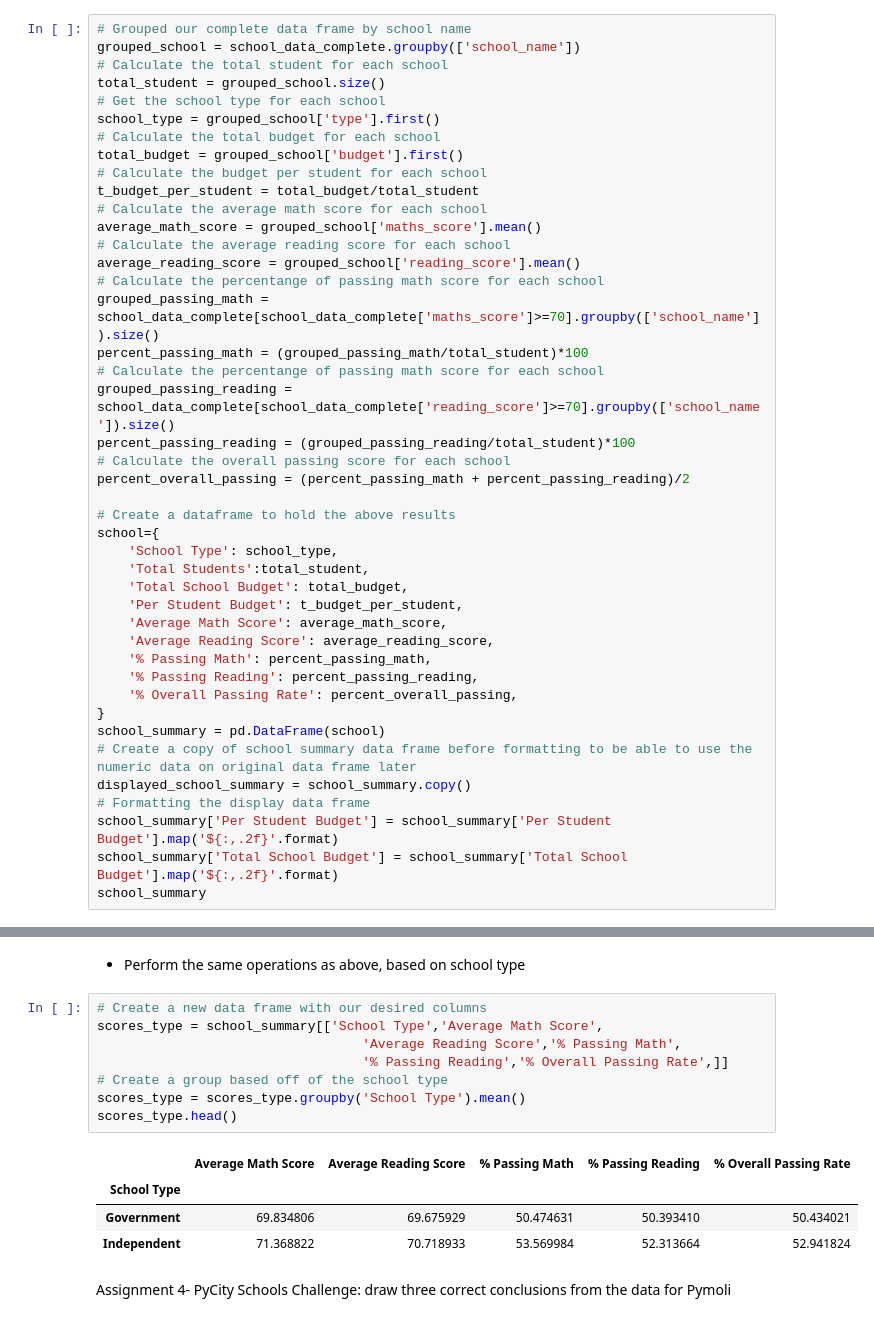
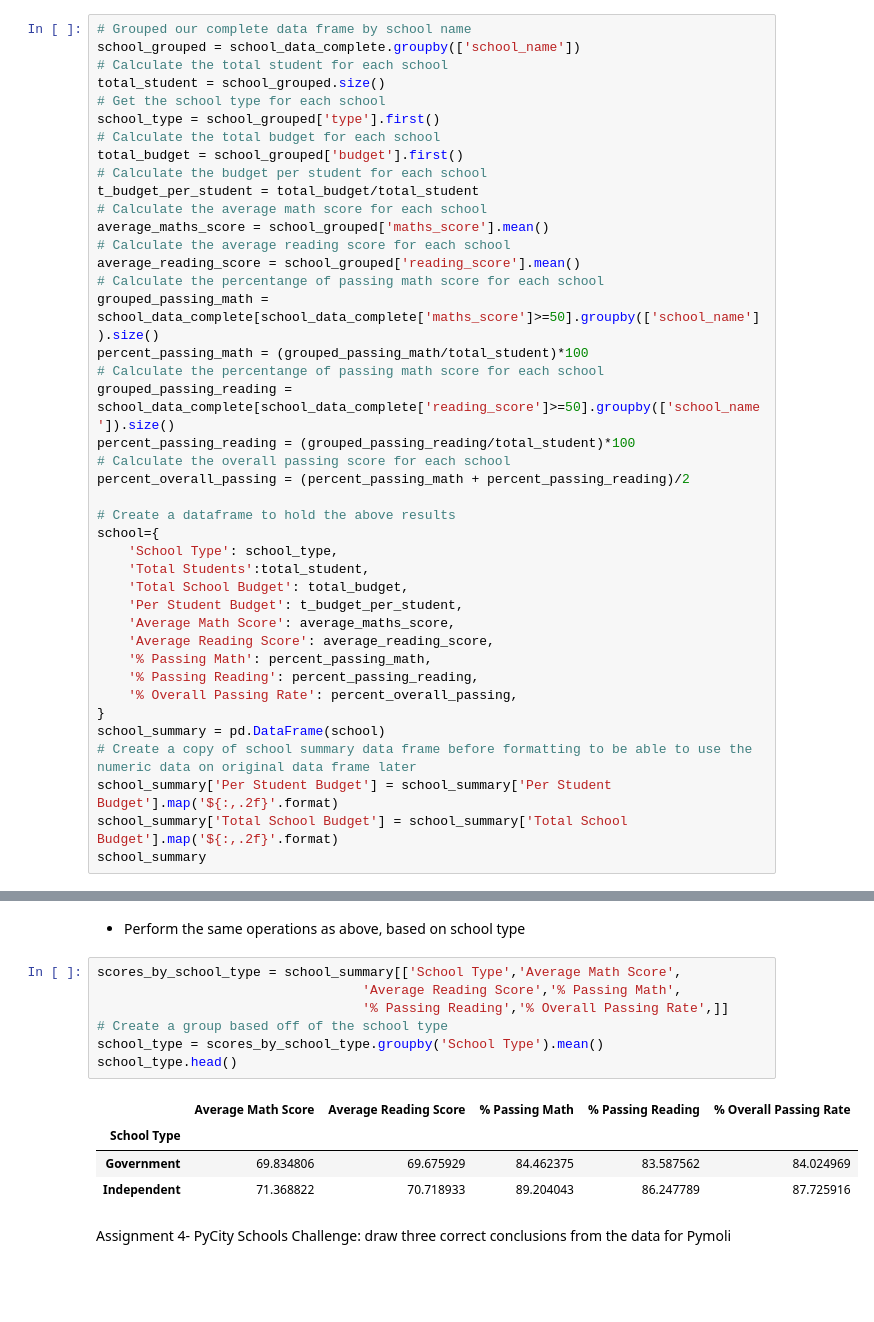
Before and after one commit to nickjaycarr88/pandas_challenge, a Jupyter notebook: PyCitySchools_starter_trial.ipynb, the cells around one changed output, grey strips where cells are left out. Saved outputs shown, nothing was run; the diff lists cells and outputs as text; blank space fills up the shorter version.

```diff
--- a/PyCitySchools_starter_trial.ipynb
+++ b/PyCitySchools_starter_trial.ipynb
@@ -105,24 +105,24 @@ district_summery
 * Create a dataframe to hold the above results
 # %%
 # Grouped our complete data frame by school name
-grouped_school = school_data_complete.groupby(['school_name'])
+school_grouped = school_data_complete.groupby(['school_name'])
 # Calculate the total student for each school
-total_student = grouped_school.size()
+total_student = school_grouped.size()
 # Get the school type for each school
-school_type = grouped_school['type'].first()
+school_type = school_grouped['type'].first()
 # Calculate the total budget for each school
-total_budget = grouped_school['budget'].first()
+total_budget = school_grouped['budget'].first()
 # Calculate the budget per student for each school
 t_budget_per_student = total_budget/total_student
 # Calculate the average math score for each school
-average_math_score = grouped_school['maths_score'].mean()
+average_maths_score = school_grouped['maths_score'].mean()
 # Calculate the average reading score for each school
-average_reading_score = grouped_school['reading_score'].mean()
+average_reading_score = school_grouped['reading_score'].mean()
 # Calculate the percentange of passing math score for each school
-grouped_passing_math = school_data_complete[school_data_complete['maths_score']>=70].groupby(['school_name']).size()
+grouped_passing_math = school_data_complete[school_data_complete['maths_score']>=50].groupby(['school_name']).size()
 percent_passing_math = (grouped_passing_math/total_student)*100
 # Calculate the percentange of passing math score for each school
-grouped_passing_reading = school_data_complete[school_data_complete['reading_score']>=70].groupby(['school_name']).size()
+grouped_passing_reading = school_data_complete[school_data_complete['reading_score']>=50].groupby(['school_name']).size()
 percent_passing_reading = (grouped_passing_reading/total_student)*100
 # Calculate the overall passing score for each school
 percent_overall_passing = (percent_passing_math + percent_passing_reading)/2
@@ -133,7 +133,7 @@ school={
     'Total Students':total_student,
     'Total School Budget': total_budget,
     'Per Student Budget': t_budget_per_student,
-    'Average Math Score': average_math_score,
+    'Average Math Score': average_maths_score,
     'Average Reading Score': average_reading_score,
     '% Passing Math': percent_passing_math,
     '% Passing Reading': percent_passing_reading,
@@ -141,8 +141,6 @@ school={
 }
 school_summary = pd.DataFrame(school)
 # Create a copy of school summary data frame before formatting to be able to use the numeric data on original data frame later
-displayed_school_summary = school_summary.copy()
-# Formatting the display data frame
 school_summary['Per Student Budget'] = school_summary['Per Student Budget'].map('${:,.2f}'.format)
 school_summary['Total School Budget'] = school_summary['Total School Budget'].map('${:,.2f}'.format)
 school_summary
@@ -369,18 +375,17 @@ scores_by_size
 # %% [markdown]
 * Perform the same operations as above, based on school type
 # %%
-# Create a new data frame with our desired columns
-scores_type = school_summary[['School Type','Average Math Score',
+scores_by_school_type = school_summary[['School Type','Average Math Score',
                                   'Average Reading Score','% Passing Math',
                                   '% Passing Reading','% Overall Passing Rate',]]
 # Create a group based off of the school type
-scores_type = scores_type.groupby('School Type').mean()
-scores_type.head()
+school_type = scores_by_school_type.groupby('School Type').mean()
+school_type.head()
 # %% [output]
 |  | Average Math Score | Average Reading Score | % Passing Math | % Passing Reading | % Overall Passing Rate |
 | School Type |  |  |  |  |  |
-| Government | 69.834806 | 69.675929 | 50.474631 | 50.393410 | 50.434021 |
-| Independent | 71.368822 | 70.718933 | 53.569984 | 52.313664 | 52.941824 |
+| Government | 69.834806 | 69.675929 | 84.462375 | 83.587562 | 84.024969 |
+| Independent | 71.368822 | 70.718933 | 89.204043 | 86.247789 | 87.725916 |
 # %% [markdown]
 Assignment 4- PyCity Schools
 Challenge: draw three correct conclusions from the data for Pymoli
```
Also changed, not shown: parts of 6 cells of this notebook, 9 other files.
